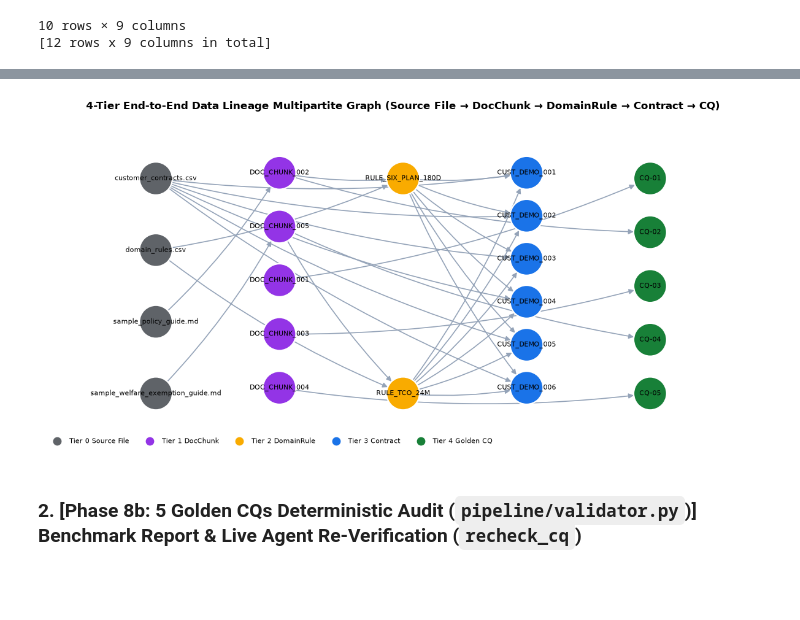
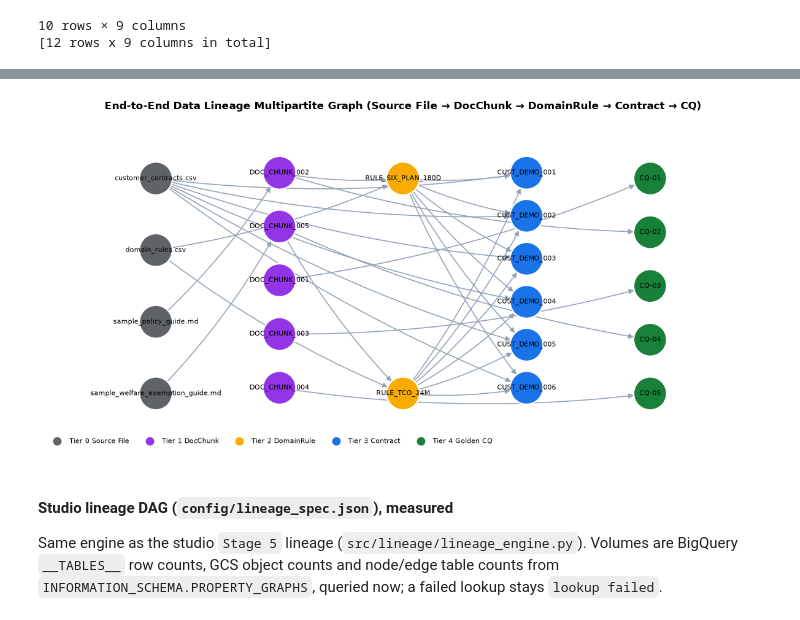
Before and after one commit to seanjungG/agentic-ontology-starter, a Jupyter notebook: notebooks/en/stage5_lineage_and_evaluation_en.ipynb, the cells around one changed output, grey strips where cells are left out. Saved outputs shown, nothing was run; the diff lists cells and outputs as text; code cells hidden in the pictures; blank space fills up the shorter version.

```diff
--- a/notebooks/en/stage5_lineage_and_evaluation_en.ipynb
+++ b/notebooks/en/stage5_lineage_and_evaluation_en.ipynb
@@ -64,27 +64,28 @@ ORDER BY c.contract_id, e.rule_id
 # %%
 H.show(df_lineage)
 cq_rep = H.read_json("data/output/cq_benchmark_report.json")
 lnodes, ledges = H.lineage_graph(H.pdf(df_lineage).to_dict("records"), cq_rep["test_results"])
 H.draw_graph(lnodes, ledges,
-             "4-Tier End-to-End Data Lineage Multipartite Graph (Source File → DocChunk → DomainRule → Contract → CQ)",
+             "End-to-End Data Lineage Multipartite Graph (Source File → DocChunk → DomainRule → Contract → CQ)",
              layout="layers", figsize=(12, 6.0),
              legend={"Tier 0 Source File": "#5F6368", "Tier 1 DocChunk": "#9334E6", "Tier 2 DomainRule": "#F9AB00",
                      "Tier 3 Contract": "#1A73E8", "Tier 4 Golden CQ": "#188038"})
 # %% [output]
 |  | contract_id | customer_id | device_name | plan_name | policy_id | rule_id | source_chunk_id | anchor | ... |
 | 0 | CONTRACT_DEMO_101 | CUST_DEMO_001 | Galaxy S26 Ultra 256GB | 5G Premier Essential | POL-2026-002 | RULE_SIX_PLAN_180D | DOC_CHUNK_002 | anchor_3003b683cea0 | ... |
 | 1 | CONTRACT_DEMO_101 | CUST_DEMO_001 | Galaxy S26 Ultra 256GB | 5G Premier Essential | POL-2026-002 | RULE_TCO_24M | DOC_CHUNK_005 | anchor_4fbaf9c5cba8 | ... |
 | 2 | CONTRACT_DEMO_102 | CUST_DEMO_002 | Galaxy S26 Ultra 256GB | 5G Premier Super | POL-2026-001 | RULE_SIX_PLAN_180D | DOC_CHUNK_002 | anchor_3003b683cea0 | ... |
 | 3 | CONTRACT_DEMO_102 | CUST_DEMO_002 | Galaxy S26 Ultra 256GB | 5G Premier Super | POL-2026-001 | RULE_TCO_24M | DOC_CHUNK_005 | anchor_4fbaf9c5cba8 | ... |
 | 4 | CONTRACT_DEMO_103 | CUST_DEMO_003 | iPhone 16 Pro 256GB | 5G Premier Essential | POL-2026-005 | RULE_SIX_PLAN_180D | DOC_CHUNK_002 | anchor_3003b683cea0 | ... |
 | 5 | CONTRACT_DEMO_103 | CUST_DEMO_003 | iPhone 16 Pro 256GB | 5G Premier Essential | POL-2026-005 | RULE_TCO_24M | DOC_CHUNK_005 | anchor_4fbaf9c5cba8 | ... |
 | 6 | CONTRACT_DEMO_104 | CUST_DEMO_004 | Galaxy S26 Ultra 512GB | 5G Premier Essential | NaN | RULE_SIX_PLAN_180D | DOC_CHUNK_002 | anchor_3003b683cea0 | ... |
 | 7 | CONTRACT_DEMO_104 | CUST_DEMO_004 | Galaxy S26 Ultra 512GB | 5G Premier Essential | NaN | RULE_TCO_24M | DOC_CHUNK_005 | anchor_4fbaf9c5cba8 | ... |
 | 8 | CONTRACT_DEMO_105 | CUST_DEMO_005 | iPhone 16 Pro 512GB | 5G Direct 61 | NaN | RULE_SIX_PLAN_180D | DOC_CHUNK_002 | anchor_3003b683cea0 | ... |
 | 9 | CONTRACT_DEMO_105 | CUST_DEMO_005 | iPhone 16 Pro 512GB | 5G Direct 61 | NaN | RULE_TCO_24M | DOC_CHUNK_005 | anchor_4fbaf9c5cba8 | ... |
 | 10 | CONTRACT_DEMO_106 | CUST_DEMO_006 | Galaxy S26 Ultra 256GB | 5G Slim (Baseline Threshold) | POL-2026-003 | RULE_SIX_PLAN_180D | DOC_CHUNK_002 | anchor_3003b683cea0 | ... |
 | 11 | CONTRACT_DEMO_106 | CUST_DEMO_006 | Galaxy S26 Ultra 256GB | 5G Slim (Baseline Threshold) | POL-2026-003 | RULE_TCO_24M | DOC_CHUNK_005 | anchor_4fbaf9c5cba8 | ... |
-[figure, old version]
+[figure, new version]
 # %% [markdown]
-### 2. [Phase 8b: 5 Golden CQs Deterministic Audit (`pipeline/validator.py`)] Benchmark Report & Live Agent Re-Verification (`recheck_cq`)
+#### Studio lineage DAG (`config/lineage_spec.json`), measured
+Same engine as the studio `Stage 5` lineage (`src/lineage/lineage_engine.py`). Volumes are BigQuery `__TABLES__` row counts, GCS object counts and node/edge table counts from `INFORMATION_SCHEMA.PROPERTY_GRAPHS`, queried now; a failed lookup stays `lookup failed`.
 # %%
```
Also changed, not shown: parts of 9 cells of this notebook, 48 other files.
